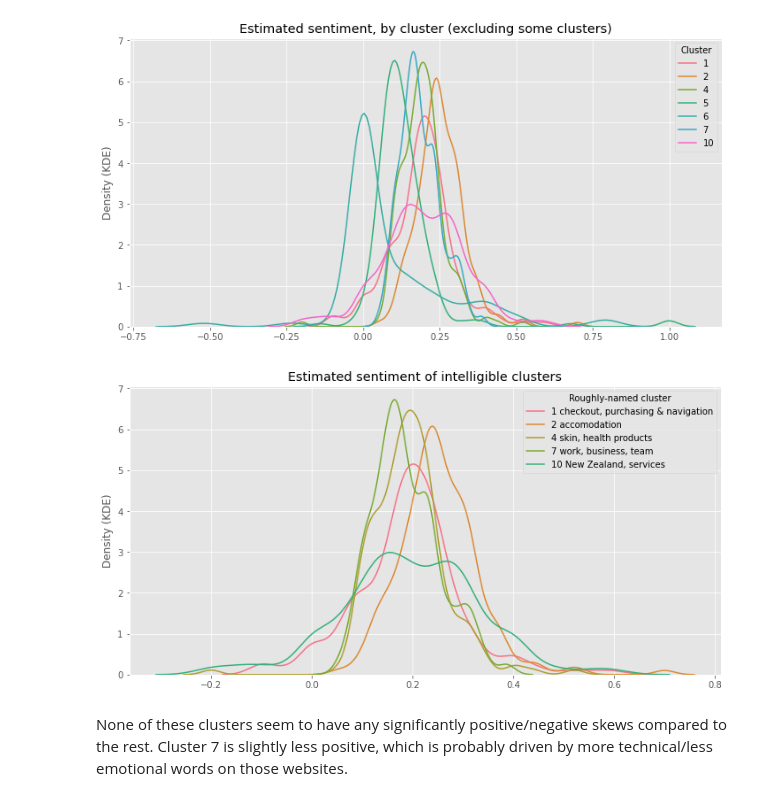
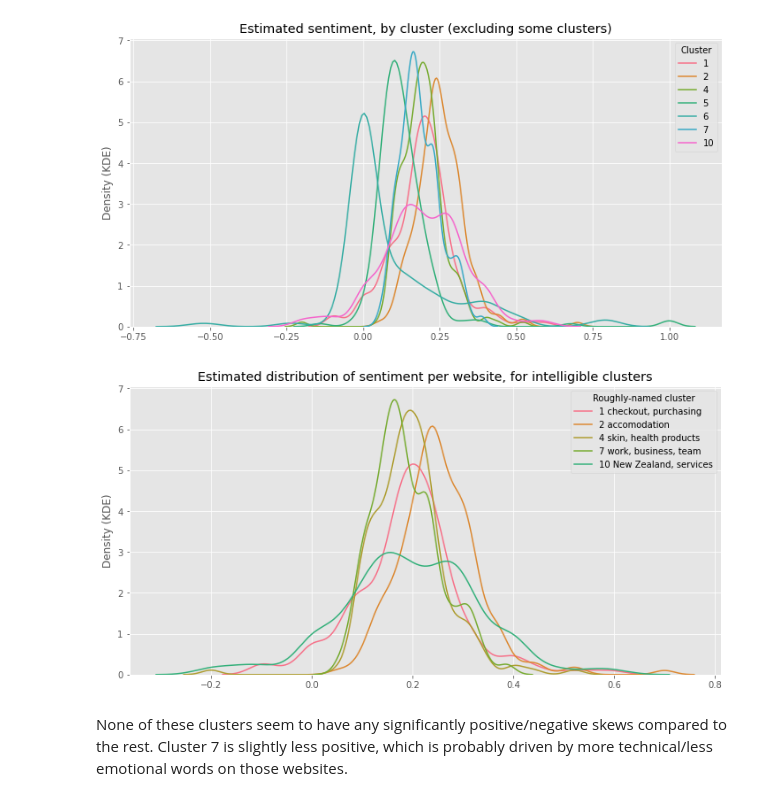
Before and after one commit to xaviermiles/web_sentiment_analysis, a Jupyter notebook: commoncrawl/digital_economy/post-cluster.ipynb, the cells around one changed output. Drawn from its saved outputs; the diff is of its cells as text; code cells hidden in the pictures.

```diff
--- a/commoncrawl/digital_economy/post-cluster.ipynb
+++ b/commoncrawl/digital_economy/post-cluster.ipynb
@@ -50,6 +50,6 @@ See the caveats in the documentation: https://pandas.pydata.org/pandas-docs/stab
 # %%
 num_sites = 20
-sites_subset = cluster.sort_values(by='Filt_num_words', ascending=False).head(num_sites).iloc[::-1]
+sites_subset = cluster_5.sort_values(by='Filt_num_words', ascending=False).head(num_sites).iloc[::-1]
 
 fig, ax = plt.subplots(figsize=(20, 10))
 y_pos = range(num_sites)
@@ -69,7 +69,7 @@ for i, wordsi in zip(y_pos, most_common):
 [figure]
 # %%
 num_sites = 20
-sites_subset2 = cluster.sort_values('Filt_num_unique_words', ascending=False).head(20).iloc[::-1]
+sites_subset2 = cluster_5.sort_values('Filt_num_unique_words', ascending=False).head(20).iloc[::-1]
 
 fig, ax = plt.subplots(figsize=(20, 10))
 y_pos = range(num_sites)
@@ -89,7 +89,7 @@ for i, wordsi in zip(y_pos, most_common):
 [figure]
 # %%
 num_sites = 20
-sites_subset3 = cluster.sort_values('Num_pages', ascending=False).head(20).iloc[::-1]
+sites_subset3 = cluster_5.sort_values('Num_pages', ascending=False).head(20).iloc[::-1]
 
 fig, ax = plt.subplots(figsize=(20, 10))
 y_pos = range(num_sites)
@@ -161,13 +162,14 @@ for i in range(len(ax)):
                   xlabel="log num-pages", ylabel="log num-words (excluding stops)")
         ax[i].scatter(x=sites[sites['KM_cluster'] != i]['Num_pages'],
                       y=sites[sites['KM_cluster'] != i]['Num_filt_words'],
-                      color='red', alpha=0.1)
+                      color='red', alpha=0.1, label="Other clusters")
         ax[i].scatter(x=sites[sites['KM_cluster'] == i]['Num_pages'],
                       y=sites[sites['KM_cluster'] == i]['Num_filt_words'],
-                      color='blue')
+                      color='blue', label="Cluster of interest")
     else:
         ax[i].set(visible=False)
 
-# fig.savefig("nice.jpeg")
+fig.suptitle("Blue represents websites from cluster of interest (and red all other websites)")
+fig.savefig("plots/words_vs_pages_per_cluster.jpeg")
 plt.show();
 # %% [output]
@@ -369,24 +373,26 @@ plt.show();
 # %%
 fig, ax = plt.subplots(figsize=(12, 6))
 clust_info = [
-    (0, 'checkout, purchasing & navigation'),
+    (0, 'checkout, purchasing'),
     (1, 'accomodation'),
     (3, 'skin, health products'),
     (6, 'work, business, team'),
     (9, 'New Zealand, services')
 ]
 for (clust_num, clust_name), c in zip(clust_info, sns.color_palette("husl", 10)):
     sns.kdeplot(sent_estimate[clust_num], label=f"{clust_num + 1} {clust_name}", color=c,
                 bw_adjust=0.7,
                 ax=ax)
 
 ax.legend(title="Roughly-named cluster")
 ax.set(ylabel="Density (KDE)")
 
-ax.set(title="Estimated sentiment of intelligible clusters")
+ax.set(title="Estimated distribution of sentiment per website, for intelligible clusters")
+
+plt.savefig("plots/sentiment_distribution_per_cluster.jpeg")
 plt.show();
 # %% [output]
-[figure, old version]
+[figure, new version]
 # %% [markdown]
 None of these clusters seem to have any significantly positive/negative skews compared to the rest. Cluster 7 is slightly less positive, which is probably driven by more technical/less emotional words on those websites.
 # %%
```
Also changed, not shown: parts of 9 cells of this notebook, 1 other file.
